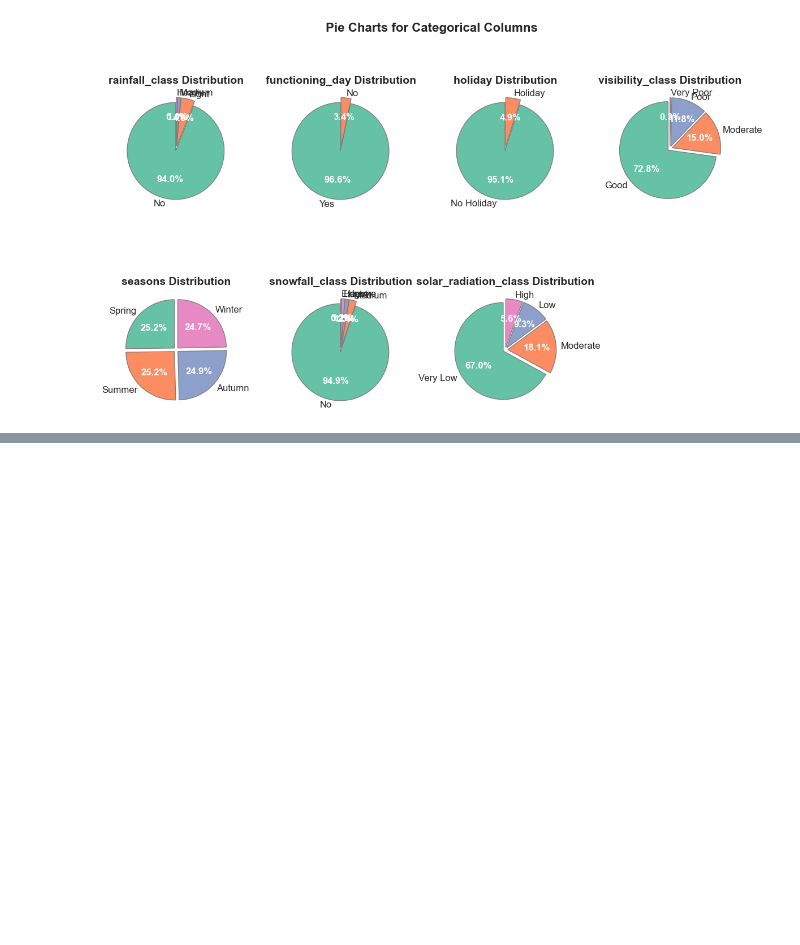
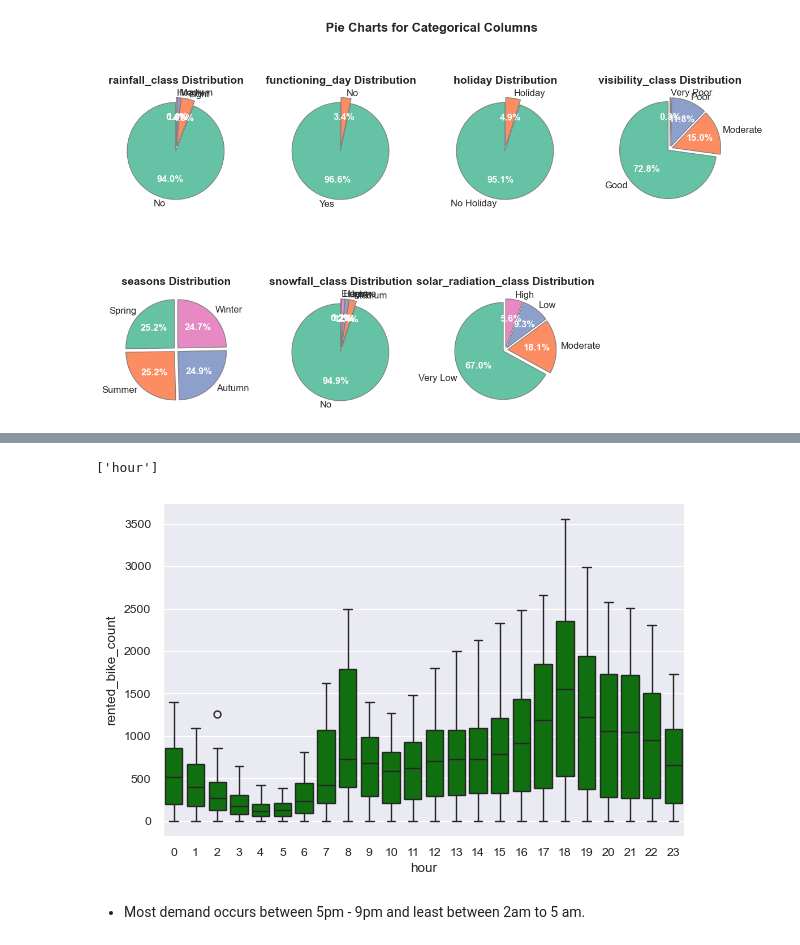
Before and after one commit to manuelmj39/bike-demand-prediction, a Jupyter notebook: notebooks/data-analysis.ipynb, the cells around one changed output, grey strips where cells are left out. Drawn from its saved outputs; the diff is of its cells as text; code cells hidden in the pictures; blank space fills up the shorter version.

```diff
--- a/notebooks/data-analysis.ipynb
+++ b/notebooks/data-analysis.ipynb
@@ -636,0 +724,16 @@ plot_multiple_pie_charts(raw_df, columns=set(cat_cols) - {'date'})
+# %%
+# Remove higly correlated features
+def remove_multicollinear_features(raw_df):
+    features_to_remove = ['dew_point_temperature']
+
+    return raw_df.drop(features_to_remove, axis=1)
+
+raw_df = remove_multicollinear_features(raw_df)
+num_cols.remove('dew_point_temperature')    # Update numerical column list
+cont_cols.remove('dew_point_temperature')    # Update numerical column list
+
+#Check correlation again
+corr_pairs = print_highly_correlated(raw_df, cont_cols)
+print("Correlated independent pairs: ", len(corr_pairs.keys()))
+
+raw_df.head()
@@ -636,0 +749,17 @@ plot_multiple_pie_charts(raw_df, columns=set(cat_cols) - {'date'})
+# %%
+# Discrete Independant vs Target
+print(discrete_cols)
+# %% [output]
+['hour']
+# %%
+def plot_discrete_cols(df, cols):
+    for var in cols:
+        # make boxplot with Catplot
+        sns.catplot(x=var, y=target_col[0], data=df, kind="box", height=4, aspect=1.5, color='g')
+        plt.show()
+
+plot_discrete_cols(raw_df, discrete_cols)
+# %% [output]
+[figure, added]
+# %% [markdown]
+* Most demand occurs between 5pm - 9pm and least between 2am to 5 am.
```
Also changed, not shown: parts of 8 cells of this notebook.
